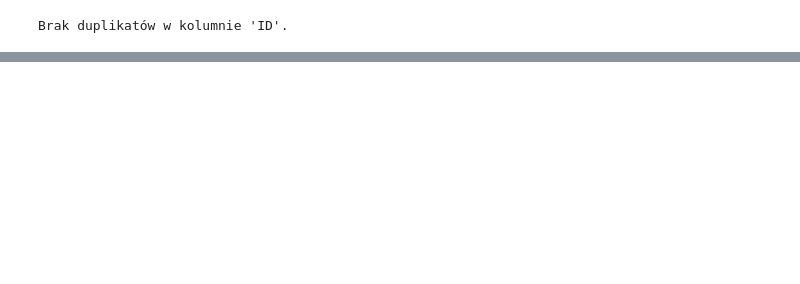
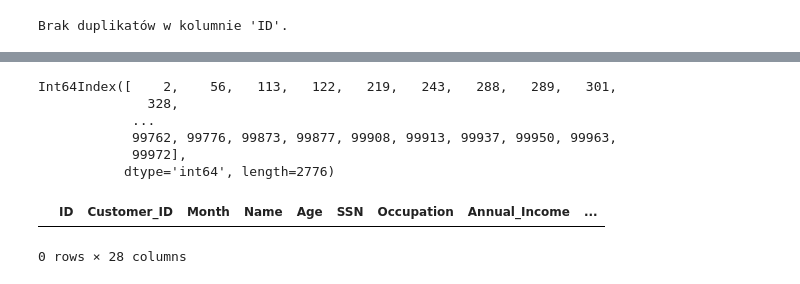
Before and after one commit to UEPP40/PUM, a Jupyter notebook: train.ipynb, the cells around one changed output, grey strips where cells are left out. Cells and saved outputs as stored; diff of their text form; code cells hidden in the pictures; blank space fills up the shorter version.

```diff
--- a/train.ipynb
+++ b/train.ipynb
@@ -112,0 +78,28 @@ df.describe()
+# %%
+df['Age'] = df['Age'].str.replace('-','')
+# %%
+df["ID"] = df["ID"].astype(str)
+df["Customer_ID"] = df["Customer_ID"].astype(str)
+df["Month"] = df["Month"].astype(str)
+df["Name"] = df["Name"].astype(str)
+df["Age"] = df["Age"].astype(int)
+df["Annual_Income"] = df["Annual_Income"].astype(float)
+df["Monthly_Inhand_Salary"] = df["Monthly_Inhand_Salary"].astype(float)
+# %%
+df['Age'] = pd.to_numeric(df['Age'], errors='coerce')
+# %%
+print(df.index[df['Age'] > 100])
+# %% [output]
+Int64Index([    2,    56,   113,   122,   219,   243,   288,   289,   301,
+              328,
+            ...
+            99762, 99776, 99873, 99877, 99908, 99913, 99937, 99950, 99963,
+            99972],
+           dtype='int64', length=2776)
+# %%
+df = df.drop(df[df['Age'] > 100].index)
+# %%
+df[df['Num_Bank_Accounts'].isnull()]
+# %% [output]
+|  | ID | Customer_ID | Month | Name | Age | SSN | Occupation | Annual_Income | ... |
+0 rows × 28 columns
```
Also changed, not shown: parts of 7 cells of this notebook.
